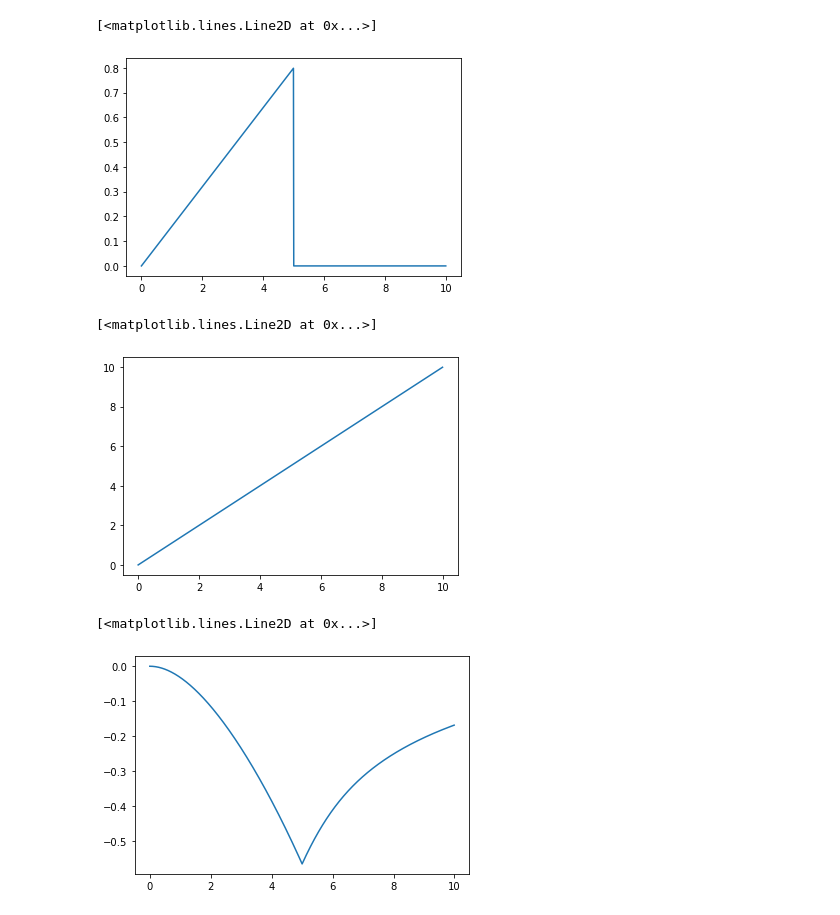
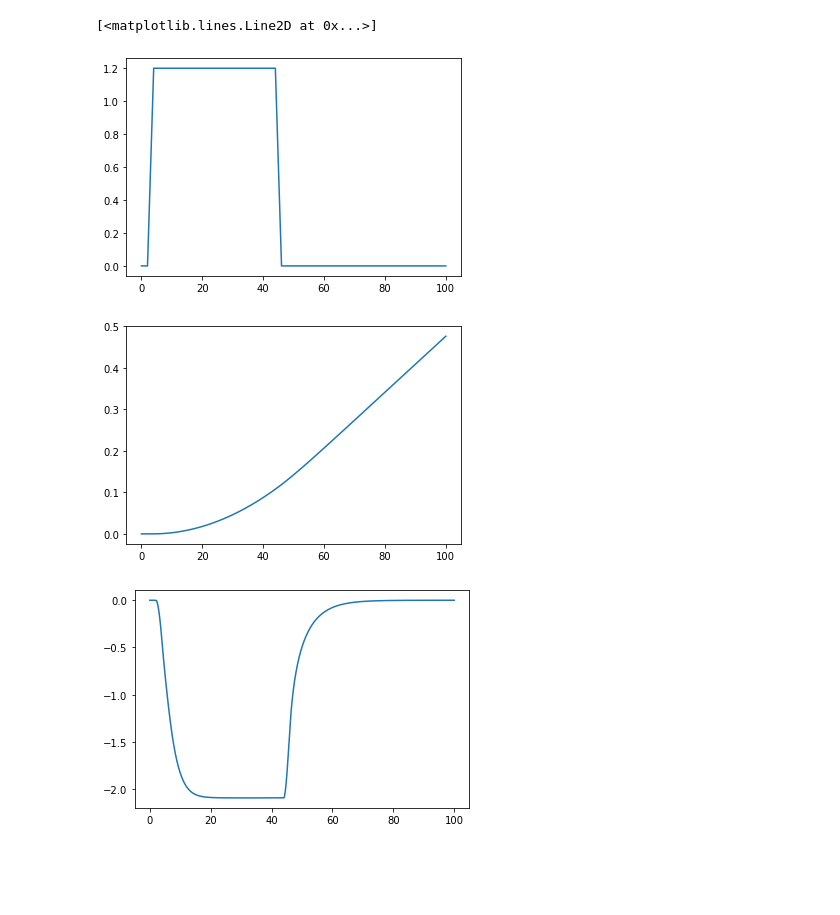
Before and after one commit to clegaard/pyfmu_paper, a Jupyter notebook: modelicamodels/Experiment.ipynb, the cells around one changed output. Drawn from its saved outputs; the diff is of its cells as text; code cells hidden in the pictures; blank space fills up the shorter version.

```diff
--- a/modelicamodels/Experiment.ipynb
+++ b/modelicamodels/Experiment.ipynb
@@ -5,23 +6,23 @@ from BikeDynamicModel import BikeDynamicModel
 bike = BikeDynamicModel()
 
 bike.a = lambda t: 0.0
-bike.deltaf = lambda t: 0.8 * t / 5.0 if t < 5.0 else 0.0
+bike.deltaf = Driver.get_steering(40.0)
 
 bike.vx0 = 1.0
 
-bike.simulate(10, 0.01)
+bike.simulate(100, 0.01)
 # %%
 plt.plot(bike.ts, [bike.deltaf(t) for t in bike.ts], label='driver')
 # %% [output]
 [<matplotlib.lines.Line2D at 0x...>]
-[figure, old version]
+[figure, new version]
 # %%
-plt.plot(bike.ts, bike.X, label='X')
+plt.plot(bike.ts, bike.Y, label='Y')
+plt.show()
 # %% [output]
-[<matplotlib.lines.Line2D at 0x...>]
-[figure, old version]
+[figure, new version]
 # %%
 plt.plot(bike.ts, bike.ar, label='ar')
+plt.show()
 # %% [output]
-[<matplotlib.lines.Line2D at 0x...>]
-[figure, old version]
+[figure, new version]
```
Also changed, not shown: parts of 5 cells of this notebook, 7 other files.
